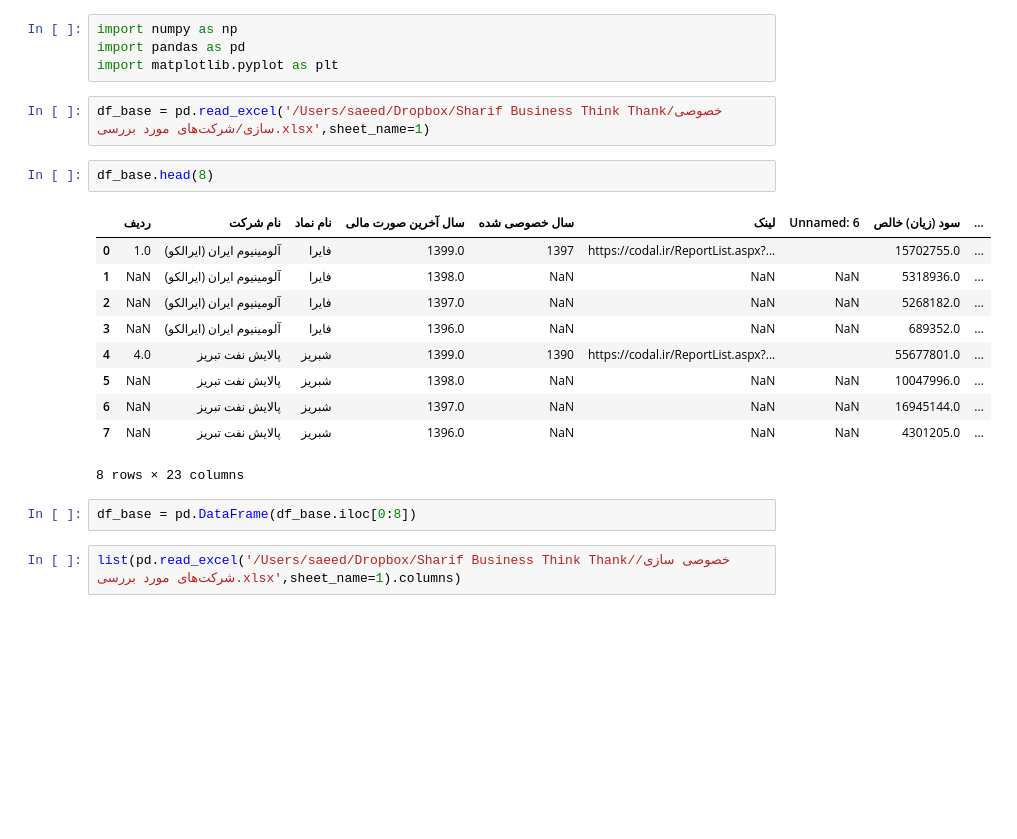
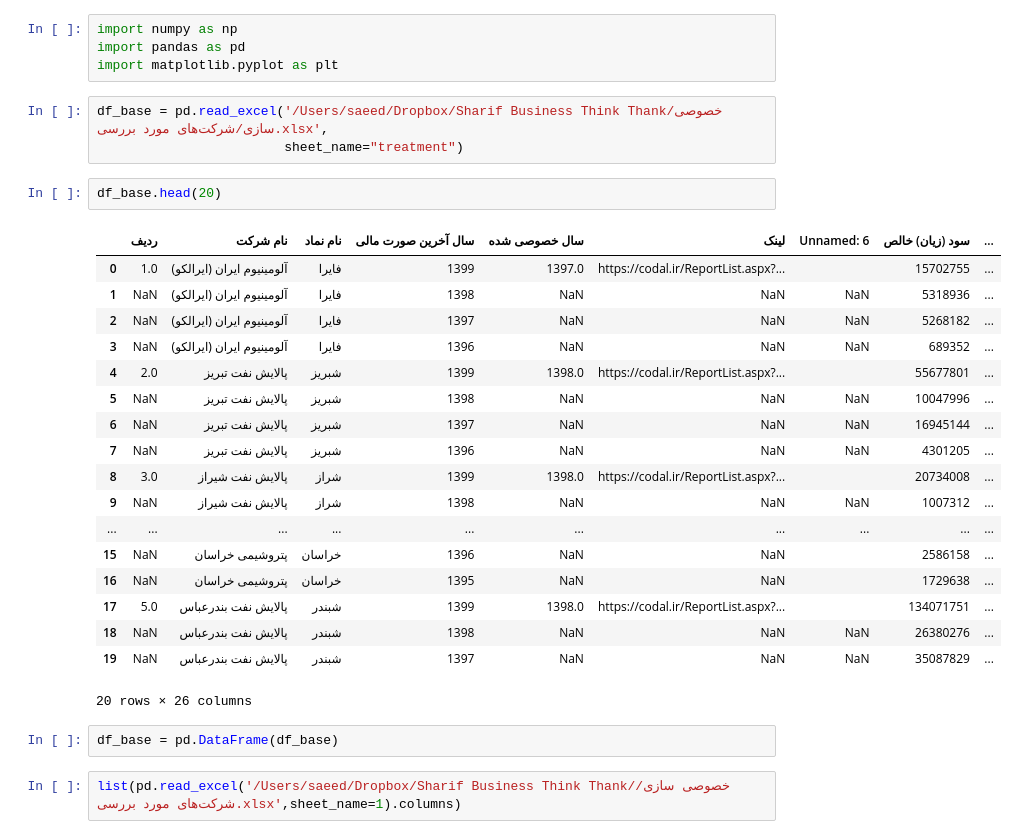
Before and after one commit to saeed-saffari/privatization-SPRI-2022, a Jupyter notebook: codes/Privatization_02.ipynb, the cells around one changed output. Saved outputs shown, nothing was run; the diff lists cells and outputs as text; blank space fills up the shorter version.

```diff
--- a/codes/Privatization_02.ipynb
+++ b/codes/Privatization_02.ipynb
@@ -3,22 +3,31 @@ import numpy as np
 import pandas as pd
 import matplotlib.pyplot as plt
 # %%
-df_base = pd.read_excel('/Users/saeed/Dropbox/Sharif Business Think Thank/خصوصی سازی/شرکت‌های مورد بررسی.xlsx',sheet_name=1)
+df_base = pd.read_excel('/Users/saeed/Dropbox/Sharif Business Think Thank/خصوصی سازی/شرکت‌های مورد بررسی.xlsx',
+                        sheet_name="treatment")
 # %%
-df_base.head(8)
+df_base.head(20)
 # %% [output]
 |  | ردیف | نام شرکت | نام نماد | سال آخرین صورت مالی | سال خصوصی شده | لینک | Unnamed: 6 | سود (زيان) خالص | ... |
-| 0 | 1.0 | آلومینیوم ایران (ایرالکو) | فایرا | 1399.0 | 1397 | https://codal.ir/ReportList.aspx?... |  | 15702755.0 | ... |
-| 1 | NaN | آلومینیوم ایران (ایرالکو) | فایرا | 1398.0 | NaN | NaN | NaN | 5318936.0 | ... |
-| 2 | NaN | آلومینیوم ایران (ایرالکو) | فایرا | 1397.0 | NaN | NaN | NaN | 5268182.0 | ... |
-| 3 | NaN | آلومینیوم ایران (ایرالکو) | فایرا | 1396.0 | NaN | NaN | NaN | 689352.0 | ... |
-| 4 | 4.0 | پالایش نفت تبریز | شبریز | 1399.0 | 1390 | https://codal.ir/ReportList.aspx?... |  | 55677801.0 | ... |
-| 5 | NaN | پالایش نفت تبریز | شبریز | 1398.0 | NaN | NaN | NaN | 10047996.0 | ... |
-| 6 | NaN | پالایش نفت تبریز | شبریز | 1397.0 | NaN | NaN | NaN | 16945144.0 | ... |
-| 7 | NaN | پالایش نفت تبریز | شبریز | 1396.0 | NaN | NaN | NaN | 4301205.0 | ... |
+| 0 | 1.0 | آلومینیوم ایران (ایرالکو) | فایرا | 1399 | 1397.0 | https://codal.ir/ReportList.aspx?... |  | 15702755 | ... |
+| 1 | NaN | آلومینیوم ایران (ایرالکو) | فایرا | 1398 | NaN | NaN | NaN | 5318936 | ... |
+| 2 | NaN | آلومینیوم ایران (ایرالکو) | فایرا | 1397 | NaN | NaN | NaN | 5268182 | ... |
+| 3 | NaN | آلومینیوم ایران (ایرالکو) | فایرا | 1396 | NaN | NaN | NaN | 689352 | ... |
+| 4 | 2.0 | پالایش نفت تبریز | شبریز | 1399 | 1398.0 | https://codal.ir/ReportList.aspx?... |  | 55677801 | ... |
+| 5 | NaN | پالایش نفت تبریز | شبریز | 1398 | NaN | NaN | NaN | 10047996 | ... |
+| 6 | NaN | پالایش نفت تبریز | شبریز | 1397 | NaN | NaN | NaN | 16945144 | ... |
+| 7 | NaN | پالایش نفت تبریز | شبریز | 1396 | NaN | NaN | NaN | 4301205 | ... |
+| 8 | 3.0 | پالایش نفت شیراز | شراز | 1399 | 1398.0 | https://codal.ir/ReportList.aspx?... |  | 20734008 | ... |
+| 9 | NaN | پالایش نفت شیراز | شراز | 1398 | NaN | NaN | NaN | 1007312 | ... |
+| ... | ... | ... | ... | ... | ... | ... | ... | ... | ... |
+| 15 | NaN | پتروشیمی خراسان | خراسان | 1396 | NaN | NaN |  | 2586158 | ... |
+| 16 | NaN | پتروشیمی خراسان | خراسان | 1395 | NaN | NaN |  | 1729638 | ... |
+| 17 | 5.0 | پالایش نفت بندرعباس | شبندر | 1399 | 1398.0 | https://codal.ir/ReportList.aspx?... |  | 134071751 | ... |
+| 18 | NaN | پالایش نفت بندرعباس | شبندر | 1398 | NaN | NaN | NaN | 26380276 | ... |
+| 19 | NaN | پالایش نفت بندرعباس | شبندر | 1397 | NaN | NaN | NaN | 35087829 | ... |
-8 rows × 23 columns
+20 rows × 26 columns
 # %%
-df_base = pd.DataFrame(df_base.iloc[0:8])
+df_base = pd.DataFrame(df_base)
 # %%
 list(pd.read_excel('/Users/saeed/Dropbox/Sharif Business Think Thank/خصوصی سازی/شرکت‌های مورد بررسی.xlsx',sheet_name=1).columns)
 # %% [output]
```
Also changed, not shown: parts of 3 cells of this notebook.
